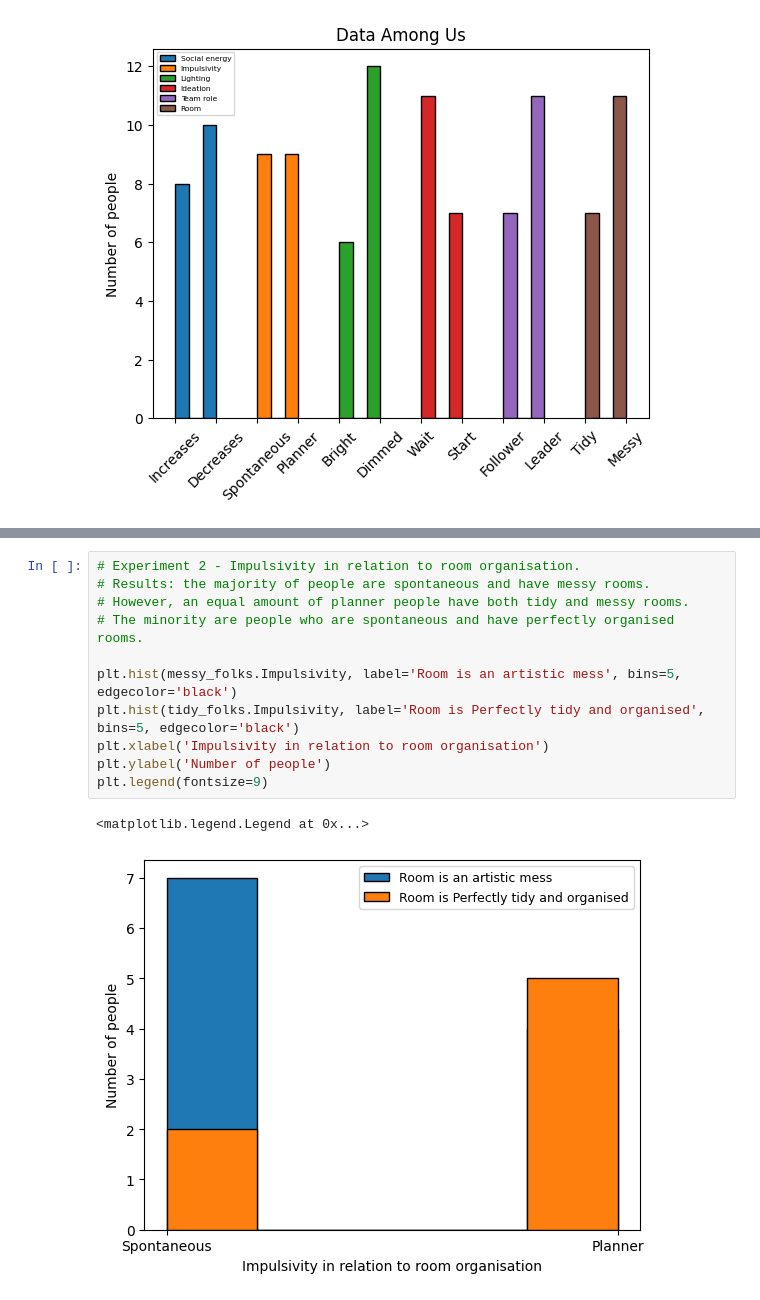
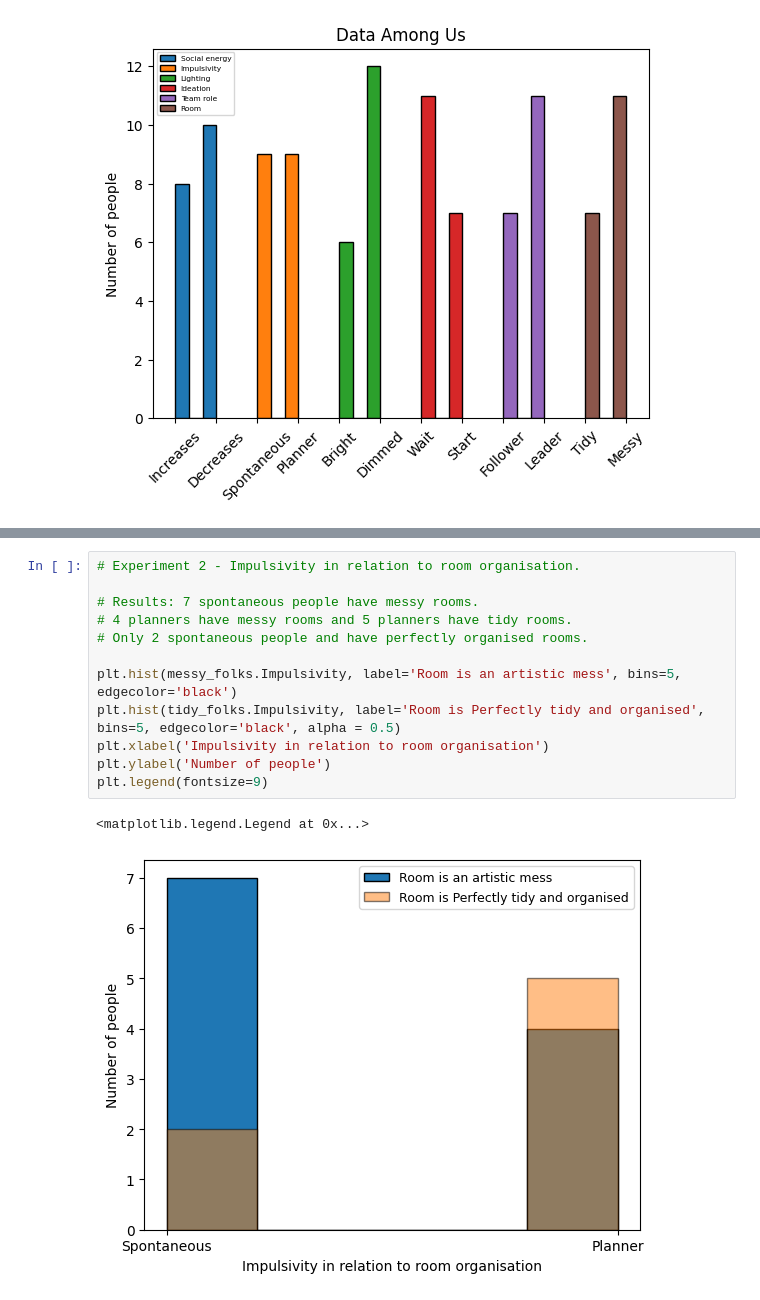
Before and after one commit to kosetrova/data-among-us, a Jupyter notebook: KseniiaOsetrovaClass05Homework.ipynb, the cells around one changed output, grey strips where cells are left out. Cells and saved outputs as stored; diff of their text form.

Commit message:
Updated charts and captions

```diff
--- a/KseniiaOsetrovaClass05Homework.ipynb
+++ b/KseniiaOsetrovaClass05Homework.ipynb
@@ -91,17 +133,18 @@ plt.legend(fontsize=9)
 [figure]
 # %%
 # Experiment 2 - Impulsivity in relation to room organisation.
-# Results: the majority of people are spontaneous and have messy rooms.
-# However, an equal amount of planner people have both tidy and messy rooms.
-# The minority are people who are spontaneous and have perfectly organised rooms.
+
+# Results: 7 spontaneous people have messy rooms.
+# 4 planners have messy rooms and 5 planners have tidy rooms.
+# Only 2 spontaneous people and have perfectly organised rooms.
 
 plt.hist(messy_folks.Impulsivity, label='Room is an artistic mess', bins=5, edgecolor='black')
-plt.hist(tidy_folks.Impulsivity, label='Room is Perfectly tidy and organised', bins=5, edgecolor='black')
+plt.hist(tidy_folks.Impulsivity, label='Room is Perfectly tidy and organised', bins=5, edgecolor='black', alpha = 0.5)
 plt.xlabel('Impulsivity in relation to room organisation')
 plt.ylabel('Number of people')
 plt.legend(fontsize=9)
 # %% [output]
 <matplotlib.legend.Legend at 0x...>
-[figure, old version]
+[figure, new version]
 # %%
 # Experiment 3 - Light brightness in relation to room organisation.
```
Also changed, not shown: parts of 8 cells of this notebook.
